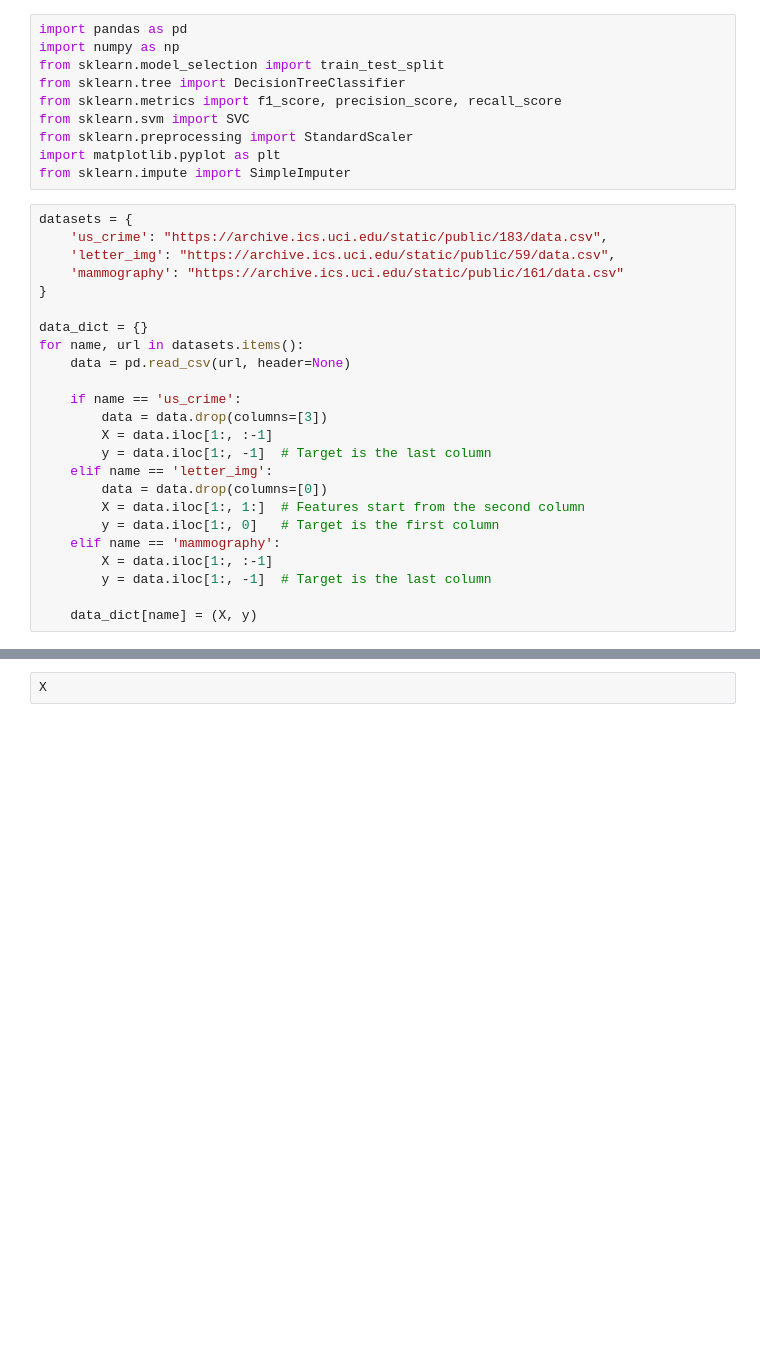
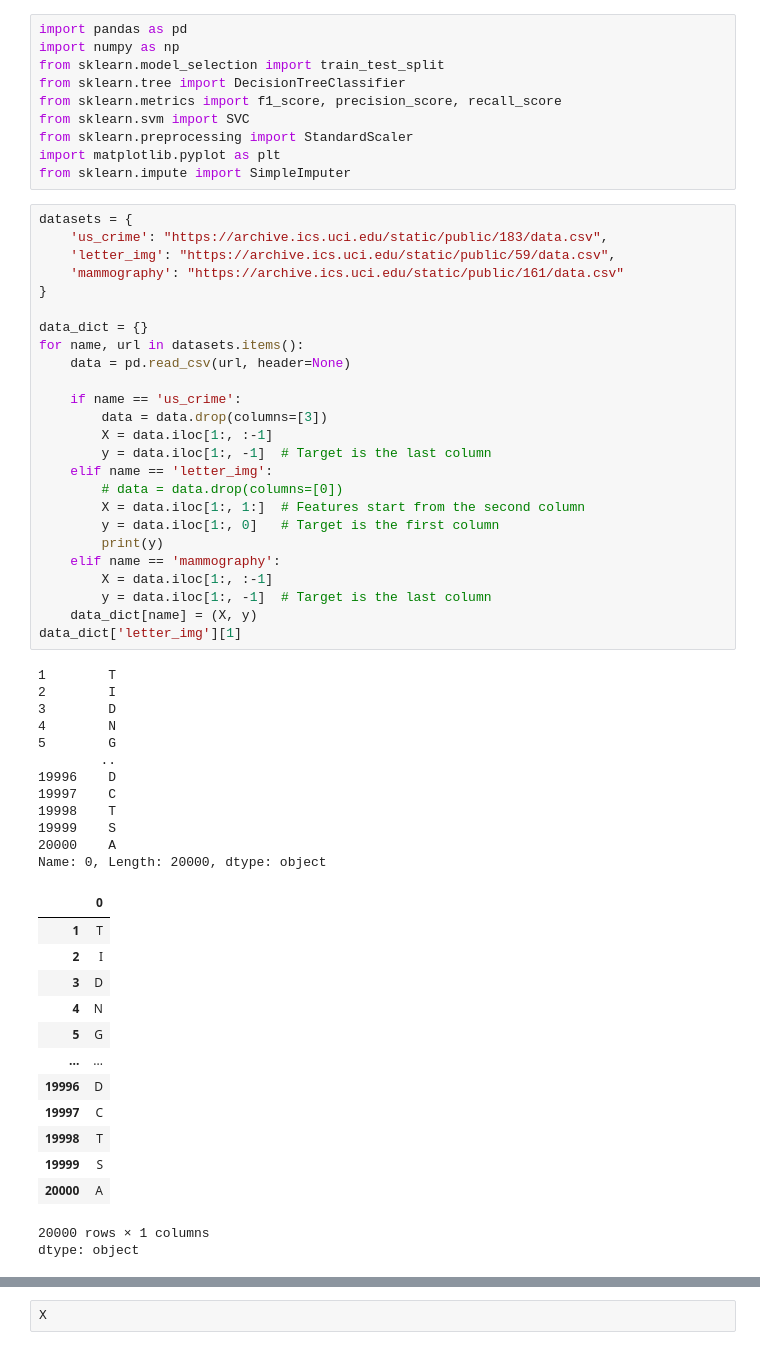
Before and after one commit to AlirezaBoroon/Fractional-Feature-Selection.-Evaluating-Features-Predictive-Power, a Jupyter notebook: Implementing_Feature_Selection.ipynb, the cells around one changed output, grey strips where cells are left out. Cells and saved outputs as stored; diff of their text form; blank space fills up the shorter version.

```diff
--- a/Implementing_Feature_Selection.ipynb
+++ b/Implementing_Feature_Selection.ipynb
@@ -11,24 +15,52 @@ from sklearn.impute import SimpleImputer
 # %%
 datasets = {
     'us_crime': "https://archive.ics.uci.edu/static/public/183/data.csv",
     'letter_img': "https://archive.ics.uci.edu/static/public/59/data.csv",
     'mammography': "https://archive.ics.uci.edu/static/public/161/data.csv"
 }
 
 data_dict = {}
 for name, url in datasets.items():
     data = pd.read_csv(url, header=None)
 
     if name == 'us_crime':
         data = data.drop(columns=[3])
         X = data.iloc[1:, :-1]
         y = data.iloc[1:, -1]  # Target is the last column
     elif name == 'letter_img':
-        data = data.drop(columns=[0])
+        # data = data.drop(columns=[0])
         X = data.iloc[1:, 1:]  # Features start from the second column
         y = data.iloc[1:, 0]   # Target is the first column
+        print(y)
     elif name == 'mammography':
         X = data.iloc[1:, :-1]
         y = data.iloc[1:, -1]  # Target is the last column
-
     data_dict[name] = (X, y)
+data_dict['letter_img'][1]
+# %% [output]
+1        T
+2        I
+3        D
+4        N
+5        G
+        ..
+19996    D
+19997    C
+19998    T
+19999    S
+20000    A
+Name: 0, Length: 20000, dtype: object
+|  | 0 |
+| 1 | T |
+| 2 | I |
+| 3 | D |
+| 4 | N |
+| 5 | G |
+| ... | ... |
+| 19996 | D |
+| 19997 | C |
+| 19998 | T |
+| 19999 | S |
+| 20000 | A |
+20000 rows × 1 columns
+dtype: object
```
Also changed, not shown: parts of 5 cells of this notebook.
